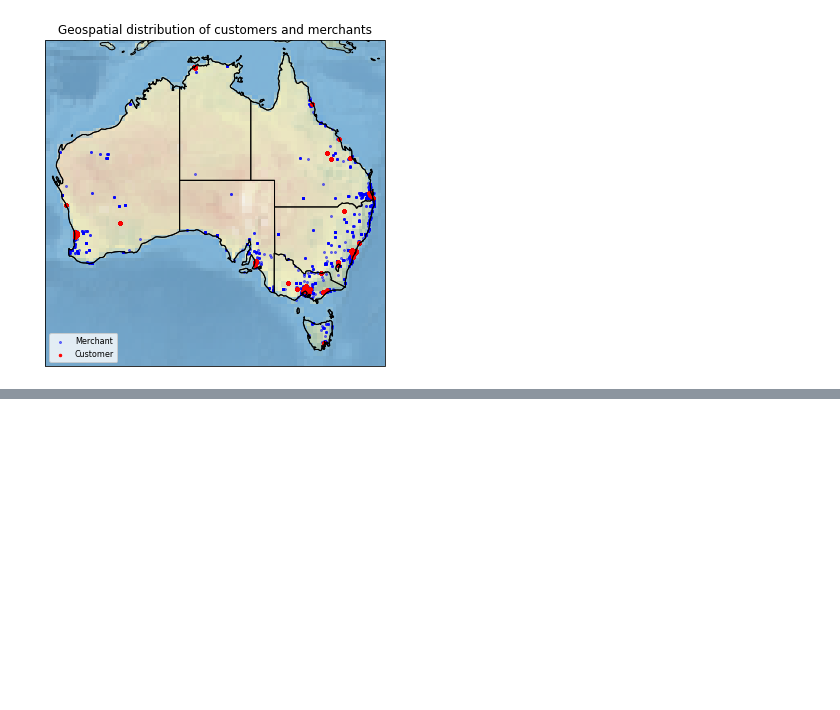
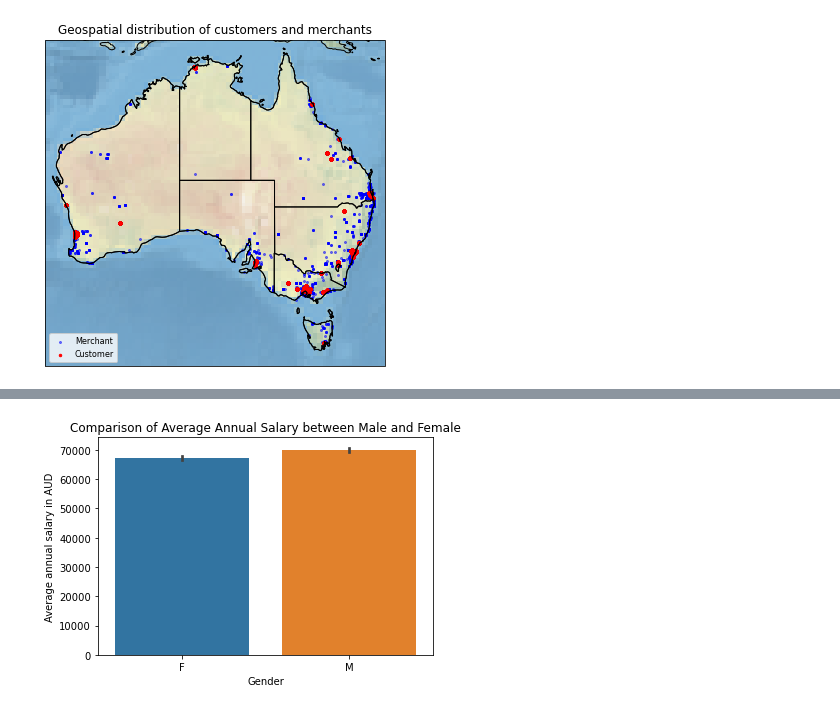
Before and after one commit to tracyyp/tracyyp, a Jupyter notebook: Data@ANZ/ANZ Transaction Data Analysis.ipynb, the cells around one changed output, grey strips where cells are left out. Cells and saved outputs as stored; diff of their text form; code cells hidden in the pictures; blank space fills up the shorter version.

```diff
--- a/Data@ANZ/ANZ Transaction Data Analysis.ipynb
+++ b/Data@ANZ/ANZ Transaction Data Analysis.ipynb
@@ -411,0 +506,8 @@ plt.show()
+# %%
+sns.barplot(x='gender', y='annual_salary', data=df_salary)
+plt.xlabel('Gender')
+plt.ylabel('Average annual salary in AUD')
+plt.title('Comparison of Average Annual Salary between Male and Female')
+plt.show()
+# %% [output]
+[figure, added]
```
Also changed, not shown: parts of 20 cells of this notebook.
